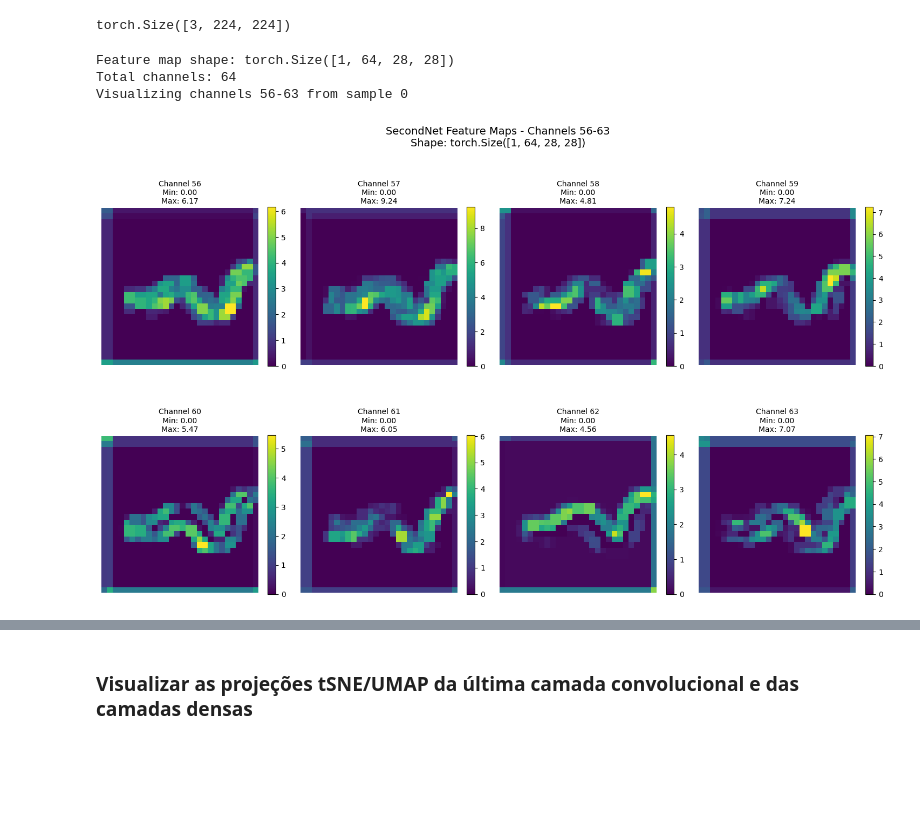
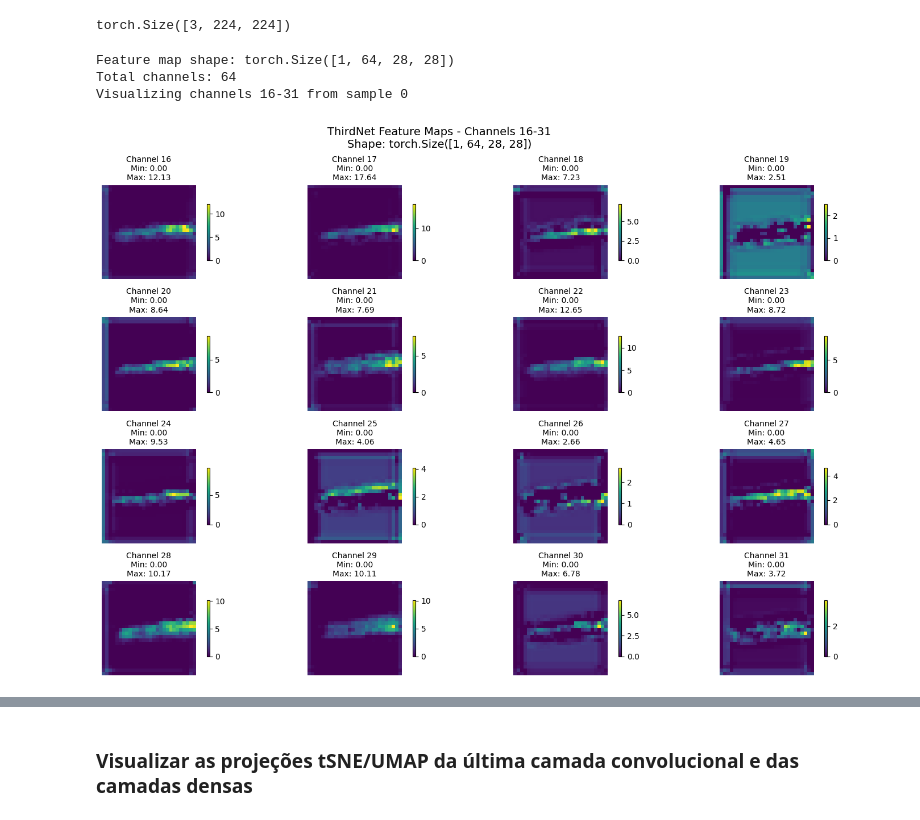
Before and after one commit to pedro-rodrigues18/dl-larvae, a Jupyter notebook: notebooks/third_convnet.ipynb, the cells around one changed output, grey strips where cells are left out. Drawn from its saved outputs; the diff is of its cells as text; code cells hidden in the pictures; blank space fills up the shorter version.

```diff
--- a/notebooks/third_convnet.ipynb
+++ b/notebooks/third_convnet.ipynb
@@ -210,54 +233,55 @@ class ThirdNet(nn.Module):
     def __init__(self, input_shape, num_classes):
         super(ThirdNet, self).__init__()
 
-        #defining feature extractor
+        # defining feature extractor with convolutional and residual blocks
         self.features = nn.Sequential(
-            conv_block(input_shape[0],16,2),
-            conv_block(16,32,2),
-            conv_block(32,64,2)
+            # first convolutional block
+            conv_block(input_shape[0], 16, 2),
+            ResidualBlock(16),  # residual block with 16 channels
+
+            # second convolutional block
+            conv_block(16, 32, 2),
+            ResidualBlock(32),  # residual block with 32 channels
+
+            # third convolutional block
+            conv_block(32, 64, 2),
+            ResidualBlock(64)   # residual block with 64 channels
         )
 
-        #defining classifier
+        # defining fully connected classifier
         self.classifier = nn.Sequential(
+            # linear layer that receives the flatten of the CNN output
             nn.Linear(in_features=(input_shape[1]//8) * (input_shape[2]//8) * 64, out_features=16, bias=True),
             nn.ReLU(),
             nn.Linear(16, num_classes)
         )
 
-        #initialize weights
+        # initializing network weights
         self._initialize_weights()
 
     def forward(self, x):
-       #extracts features
+        # extract features with CNN
         x = self.features(x)
 
-        #transforms outputs into a 2D tensor
+        # flatten the 4D tensor to 2D before the MLP
         x = torch.flatten(x, start_dim=1)
 
-        #classifies features
+        # classify using linear layers
         y = self.classifier(x)
 
         return y
 
     def _initialize_weights(self):
-        #for each submodule of our network
+        # initialize weights appropriately for conv and linear
         for m in self.modules():
             if isinstance(m, nn.Conv2d):
-                #get the number of elements in the layer weights
                 n = m.kernel_size[0] * m.kernel_size[1] * m.in_channels
-                #initialize layer weights with random values generated from a normal
-                #distribution with mean = 0 and std = sqrt(2. / n))
                 m.weight.data.normal_(mean=0, std=math.sqrt(2. / n))
-
                 if m.bias is not None:
-                    #initialize bias with 0
                     m.bias.data.zero_()
             elif isinstance(m, nn.Linear):
-                #initialize layer weights with random values generated from a normal
-                #distribution with mean = 0 and std = 1/100
                 m.weight.data.normal_(mean=0, std=0.01)
                 if m.bias is not None:
-                #initialize bias with 0
                     m.bias.data.zero_()
 # %% [markdown]
 ### Create the model
@@ -523,12 +554,12 @@ def visualize_net_features(feature_map: torch.Tensor,
     plt.show()
 # %%
 featmap = get_net_feature_map(model,image)
-visualize_net_features(featmap, start_channel=56, max_channels=64)
+visualize_net_features(featmap, start_channel=16, max_channels=16)
 # %% [output]
 Feature map shape: torch.Size([1, 64, 28, 28])
 Total channels: 64
-Visualizing channels 56-63 from sample 0
+Visualizing channels 16-31 from sample 0
-[figure, old version]
+[figure, new version]
 # %%
 # Test model with a single image
 def test_single_image(model, image, device):
```
Also changed, not shown: parts of 18 cells of this notebook, 1 other file.
